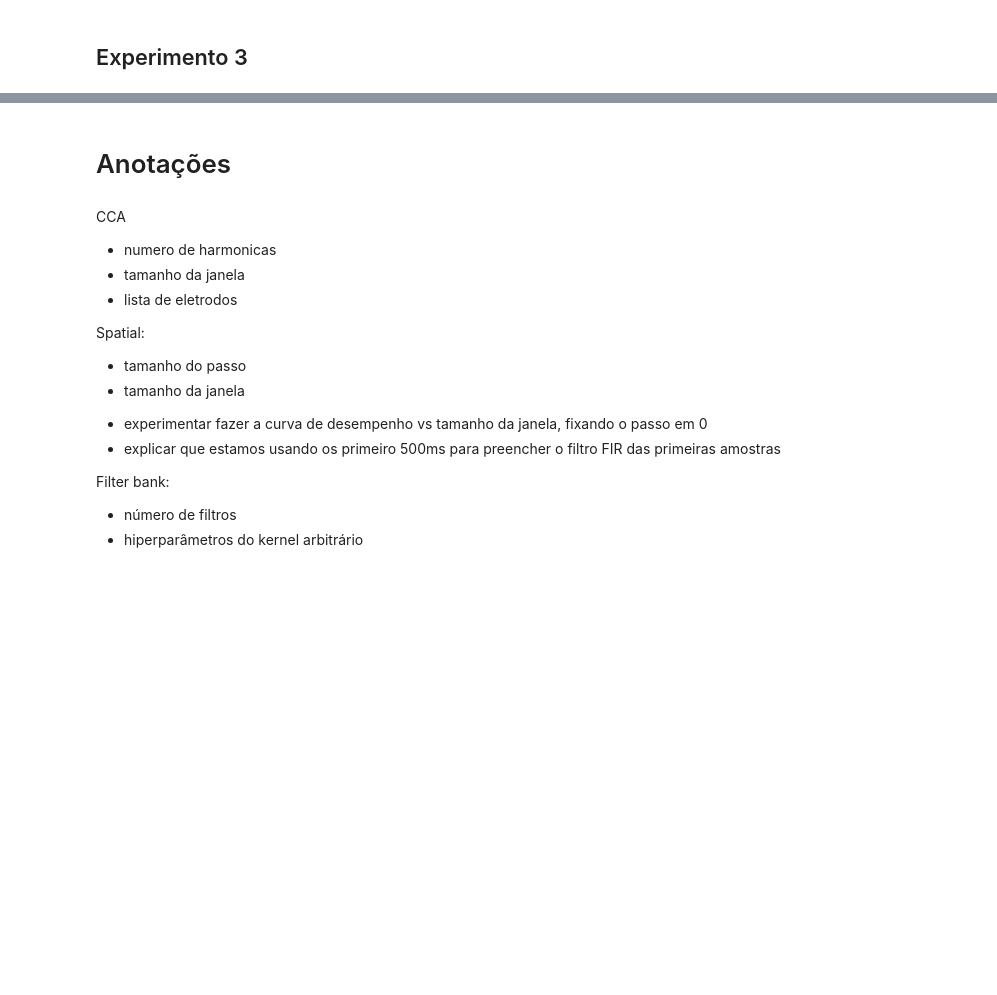
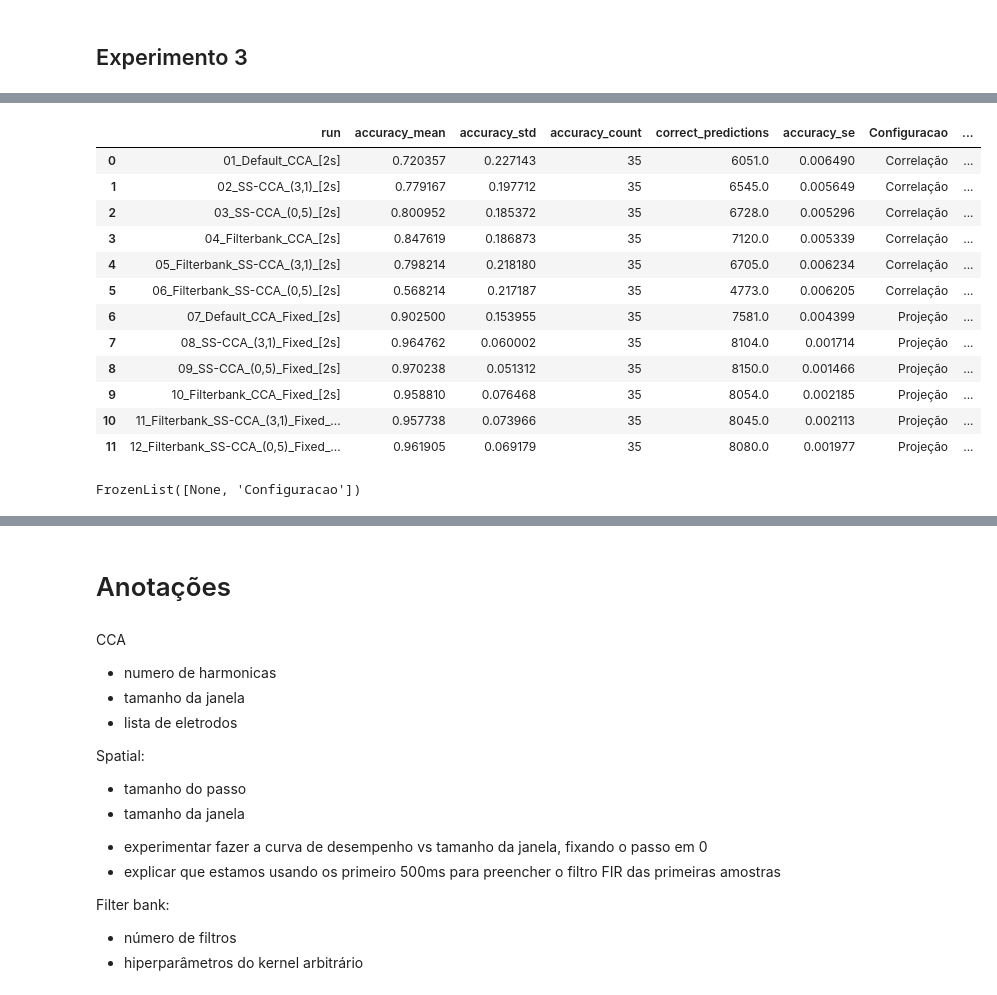
Before and after one commit to cerqueirajc/ssvep-bci-project, a Jupyter notebook: notebooks/display_results_2.ipynb, the cells around one changed output, grey strips where cells are left out. Saved outputs shown, nothing was run; the diff lists cells and outputs as text; code cells hidden in the pictures; blank space fills up the shorter version.

```diff
--- a/notebooks/display_results_2.ipynb
+++ b/notebooks/display_results_2.ipynb
@@ -261,0 +366,13 @@ overall_2s = overall_2s.reset_index()
+# %%
+overall_2s = (
+    dataframe.groupby(["script", "run"]).agg(**{
+        "accuracy_mean": pd.NamedAgg(column='accuracy', aggfunc='mean'),
+        "accuracy_std": pd.NamedAgg(column='accuracy', aggfunc='std'),
+        "accuracy_count": pd.NamedAgg(column='accuracy', aggfunc='count'),
+        "correct_predictions": pd.NamedAgg(column='correct_predictions', aggfunc='sum')
+    })
+    .assign(accuracy_se = lambda x: x["accuracy_std"] / x["accuracy_count"])
+    .sort_values(by="accuracy_mean", ascending=False)
+    .loc["overall_benchmark_harmonics_equalized"].sort_index()
+    .reset_index()
+)
@@ -262,11 +395,31 @@ overall_2s = overall_2s.reset_index()
 # %%
 overall_2s["Configuracao"] = overall_2s["run"].str.contains("Fixed").map({False: "Correlação",
                                                                           True: "Projeção"})
 
-overall_2s["Acurácia"] = overall_2s["accuracy"].round(3)
+overall_2s["Acurácia"] = overall_2s["accuracy_mean"].round(3)
+overall_2s["Desvio Padrão"] = overall_2s["accuracy_std"].round(3)
 
 def clean_run_name(s):
     l = s.replace("_Fixed", "").split("_")[1:-1]
     return "_".join(l)
 
 overall_2s["Algoritmo"] = overall_2s["run"].apply(clean_run_name)
+overall_2s
+# %% [output]
+|  | run | accuracy_mean | accuracy_std | accuracy_count | correct_predictions | accuracy_se | Configuracao | ... |
+| 0 | 01_Default_CCA_[2s] | 0.720357 | 0.227143 | 35 | 6051.0 | 0.006490 | Correlação | ... |
+| 1 | 02_SS-CCA_(3,1)_[2s] | 0.779167 | 0.197712 | 35 | 6545.0 | 0.005649 | Correlação | ... |
+| 2 | 03_SS-CCA_(0,5)_[2s] | 0.800952 | 0.185372 | 35 | 6728.0 | 0.005296 | Correlação | ... |
+| 3 | 04_Filterbank_CCA_[2s] | 0.847619 | 0.186873 | 35 | 7120.0 | 0.005339 | Correlação | ... |
+| 4 | 05_Filterbank_SS-CCA_(3,1)_[2s] | 0.798214 | 0.218180 | 35 | 6705.0 | 0.006234 | Correlação | ... |
+| 5 | 06_Filterbank_SS-CCA_(0,5)_[2s] | 0.568214 | 0.217187 | 35 | 4773.0 | 0.006205 | Correlação | ... |
+| 6 | 07_Default_CCA_Fixed_[2s] | 0.902500 | 0.153955 | 35 | 7581.0 | 0.004399 | Projeção | ... |
+| 7 | 08_SS-CCA_(3,1)_Fixed_[2s] | 0.964762 | 0.060002 | 35 | 8104.0 | 0.001714 | Projeção | ... |
+| 8 | 09_SS-CCA_(0,5)_Fixed_[2s] | 0.970238 | 0.051312 | 35 | 8150.0 | 0.001466 | Projeção | ... |
+| 9 | 10_Filterbank_CCA_Fixed_[2s] | 0.958810 | 0.076468 | 35 | 8054.0 | 0.002185 | Projeção | ... |
+| 10 | 11_Filterbank_SS-CCA_(3,1)_Fixed_... | 0.957738 | 0.073966 | 35 | 8045.0 | 0.002113 | Projeção | ... |
+| 11 | 12_Filterbank_SS-CCA_(0,5)_Fixed_... | 0.961905 | 0.069179 | 35 | 8080.0 | 0.001977 | Projeção | ... |
+# %%
+overall_2s.set_index(["Configuracao", "Algoritmo"])[["Acurácia", "Desvio Padrão"]].unstack(0).columns.names
+# %% [output]
+FrozenList([None, 'Configuracao'])
```
Also changed, not shown: parts of 26 cells of this notebook, 15 other files.
